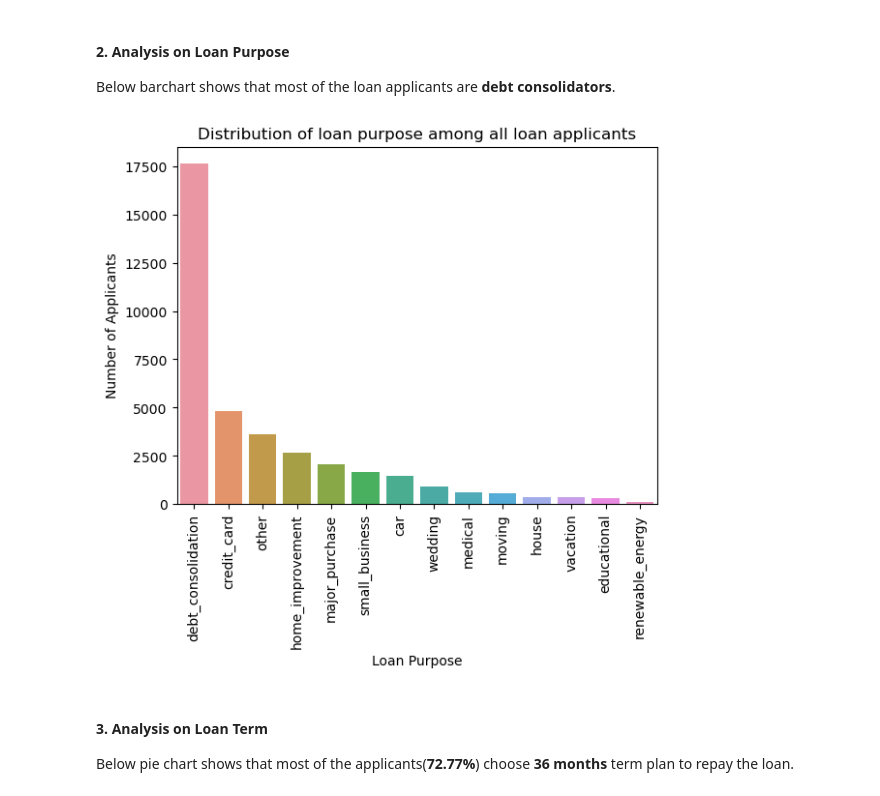
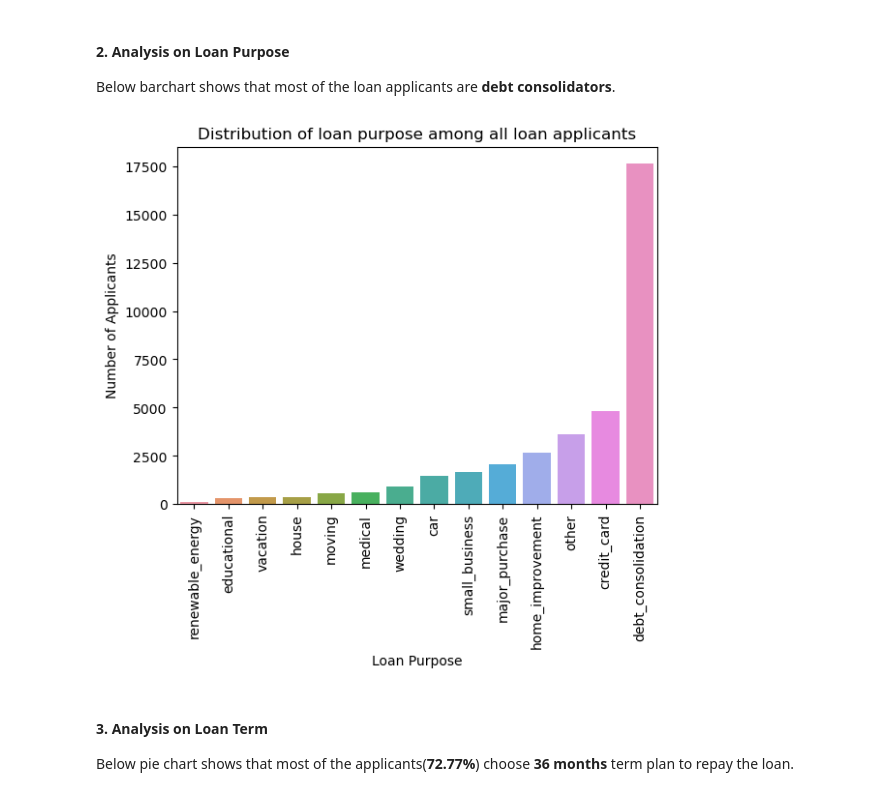
Before and after one commit to shootingStar10/EPGP-IIITB, a Jupyter notebook: Lending Club Case Study Main.ipynb, the cells around one changed output. Drawn from its saved outputs; the diff is of its cells as text; code cells hidden in the pictures.

```diff
--- a/Lending Club Case Study Main.ipynb
+++ b/Lending Club Case Study Main.ipynb
@@ -182,14 +182,14 @@ plt.show()
 Below barchart shows that most of the loan applicants are **debt consolidators**.
 # %%
 plt = reload(plt)
-sns.barplot(y = data['purpose'].value_counts(), x = data['purpose'].value_counts().index)
+sns.barplot(y = data['purpose'].value_counts(ascending=True), x = data['purpose'].value_counts(ascending=True).index)
 plt.xticks(rotation = 90)
 plt.title('Distribution of loan purpose among all loan applicants')
 plt.xlabel('Loan Purpose')
 plt.ylabel('Number of Applicants')
 plt.show()
 # %% [output]
-[figure, old version]
+[figure, new version]
 # %% [markdown]
 #### 3. Analysis on Loan Term
 Below pie chart shows that most of the applicants(**72.77%**) choose **36 months** term plan to repay the loan.
```
Also changed, not shown: parts of 38 cells of this notebook.
